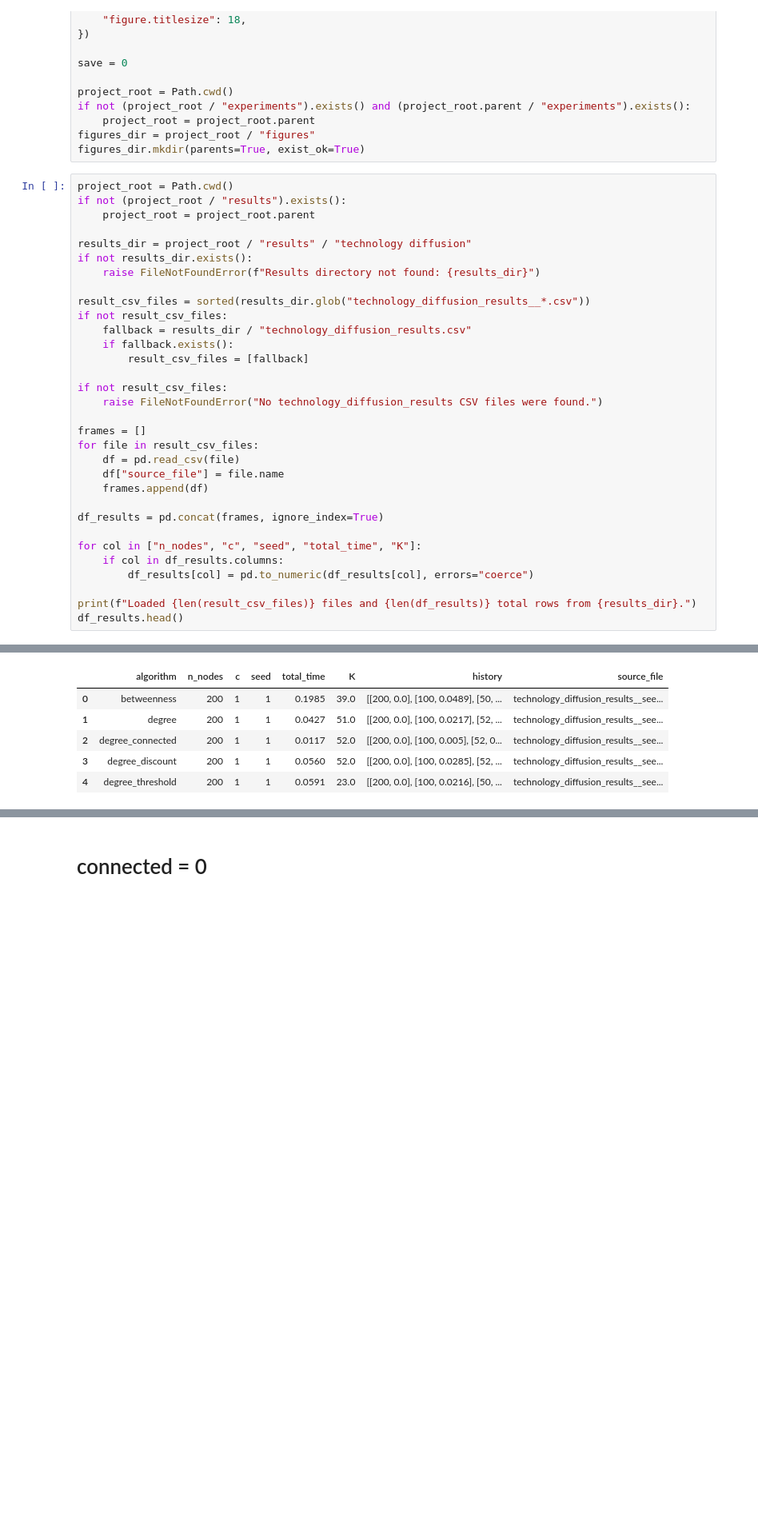
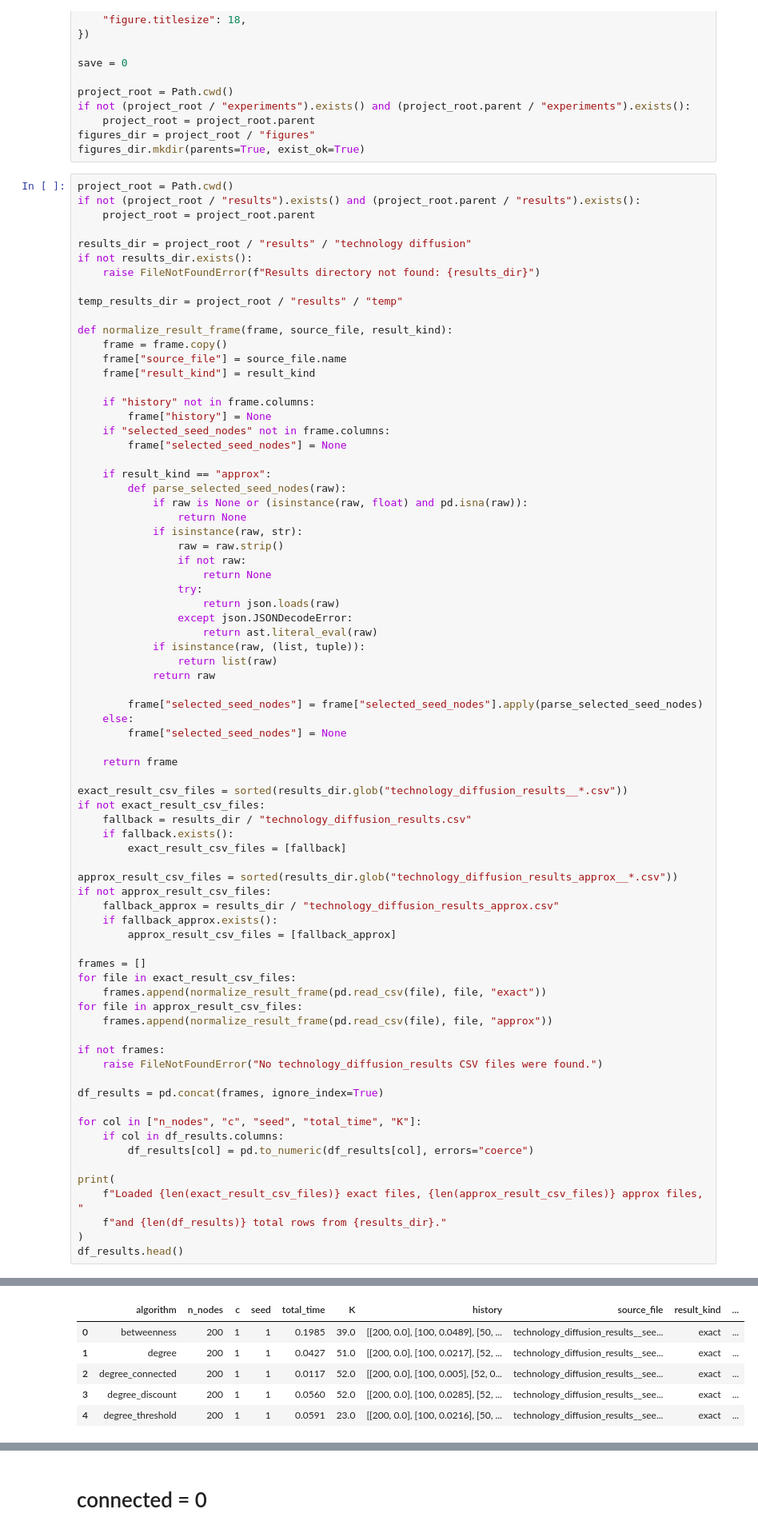
Before and after one commit to Berga53/Technology-Diffusion, a Jupyter notebook: notebooks/results.ipynb, the cells around one changed output, grey strips where cells are left out. Shown at 80% size. Cells and saved outputs as stored; diff of their text form; blank space fills up the shorter version.

```diff
--- a/notebooks/results.ipynb
+++ b/notebooks/results.ipynb
@@ -24,27 +24,67 @@ figures_dir = project_root / "figures"
 figures_dir.mkdir(parents=True, exist_ok=True)
 # %%
 project_root = Path.cwd()
-if not (project_root / "results").exists():
+if not (project_root / "results").exists() and (project_root.parent / "results").exists():
     project_root = project_root.parent
 
 results_dir = project_root / "results" / "technology diffusion"
 if not results_dir.exists():
     raise FileNotFoundError(f"Results directory not found: {results_dir}")
 
-result_csv_files = sorted(results_dir.glob("technology_diffusion_results__*.csv"))
-if not result_csv_files:
+temp_results_dir = project_root / "results" / "temp"
+
+def normalize_result_frame(frame, source_file, result_kind):
+    frame = frame.copy()
+    frame["source_file"] = source_file.name
+    frame["result_kind"] = result_kind
+
+    if "history" not in frame.columns:
+        frame["history"] = None
+    if "selected_seed_nodes" not in frame.columns:
+        frame["selected_seed_nodes"] = None
+
+    if result_kind == "approx":
+        def parse_selected_seed_nodes(raw):
+            if raw is None or (isinstance(raw, float) and pd.isna(raw)):
+                return None
+            if isinstance(raw, str):
+                raw = raw.strip()
+                if not raw:
+                    return None
+                try:
+                    return json.loads(raw)
+                except json.JSONDecodeError:
+                    return ast.literal_eval(raw)
+            if isinstance(raw, (list, tuple)):
+                return list(raw)
+            return raw
+
+        frame["selected_seed_nodes"] = frame["selected_seed_nodes"].apply(parse_selected_seed_nodes)
+    else:
+        frame["selected_seed_nodes"] = None
+
+    return frame
+
+exact_result_csv_files = sorted(results_dir.glob("technology_diffusion_results__*.csv"))
+if not exact_result_csv_files:
     fallback = results_dir / "technology_diffusion_results.csv"
     if fallback.exists():
-        result_csv_files = [fallback]
+        exact_result_csv_files = [fallback]
 
-if not result_csv_files:
-    raise FileNotFoundError("No technology_diffusion_results CSV files were found.")
+approx_result_csv_files = sorted(results_dir.glob("technology_diffusion_results_approx__*.csv"))
+if not approx_result_csv_files:
+    fallback_approx = results_dir / "technology_diffusion_results_approx.csv"
+    if fallback_approx.exists():
+        approx_result_csv_files = [fallback_approx]
 
 frames = []
-for file in result_csv_files:
-    df = pd.read_csv(file)
-    df["source_file"] = file.name
-    frames.append(df)
+for file in exact_result_csv_files:
+    frames.append(normalize_result_frame(pd.read_csv(file), file, "exact"))
+for file in approx_result_csv_files:
+    frames.append(normalize_result_frame(pd.read_csv(file), file, "approx"))
+
+if not frames:
+    raise FileNotFoundError("No technology_diffusion_results CSV files were found.")
 
 df_results = pd.concat(frames, ignore_index=True)
 
@@ -52,6 +92,9 @@ for col in ["n_nodes", "c", "seed", "total_time", "K"]:
     if col in df_results.columns:
         df_results[col] = pd.to_numeric(df_results[col], errors="coerce")
 
-print(f"Loaded {len(result_csv_files)} files and {len(df_results)} total rows from {results_dir}.")
+print(
+    f"Loaded {len(exact_result_csv_files)} exact files, {len(approx_result_csv_files)} approx files, "
+    f"and {len(df_results)} total rows from {results_dir}."
+)
 df_results.head()
 # %% [output]
@@ -59,6 +102,6 @@ Loaded 3 files and 480 total rows from /Users/matteobergamaschi/Desktop/td_git/r
-|  | algorithm | n_nodes | c | seed | total_time | K | history | source_file |
-| 0 | betweenness | 200 | 1 | 1 | 0.1985 | 39.0 | [[200, 0.0], [100, 0.0489], [50, ... | technology_diffusion_results__see... |
-| 1 | degree | 200 | 1 | 1 | 0.0427 | 51.0 | [[200, 0.0], [100, 0.0217], [52, ... | technology_diffusion_results__see... |
-| 2 | degree_connected | 200 | 1 | 1 | 0.0117 | 52.0 | [[200, 0.0], [100, 0.005], [52, 0... | technology_diffusion_results__see... |
-| 3 | degree_discount | 200 | 1 | 1 | 0.0560 | 52.0 | [[200, 0.0], [100, 0.0285], [52, ... | technology_diffusion_results__see... |
-| 4 | degree_threshold | 200 | 1 | 1 | 0.0591 | 23.0 | [[200, 0.0], [100, 0.0216], [50, ... | technology_diffusion_results__see... |
+|  | algorithm | n_nodes | c | seed | total_time | K | history | source_file | result_kind | ... |
+| 0 | betweenness | 200 | 1 | 1 | 0.1985 | 39.0 | [[200, 0.0], [100, 0.0489], [50, ... | technology_diffusion_results__see... | exact | ... |
+| 1 | degree | 200 | 1 | 1 | 0.0427 | 51.0 | [[200, 0.0], [100, 0.0217], [52, ... | technology_diffusion_results__see... | exact | ... |
+| 2 | degree_connected | 200 | 1 | 1 | 0.0117 | 52.0 | [[200, 0.0], [100, 0.005], [52, 0... | technology_diffusion_results__see... | exact | ... |
+| 3 | degree_discount | 200 | 1 | 1 | 0.0560 | 52.0 | [[200, 0.0], [100, 0.0285], [52, ... | technology_diffusion_results__see... | exact | ... |
+| 4 | degree_threshold | 200 | 1 | 1 | 0.0591 | 23.0 | [[200, 0.0], [100, 0.0216], [50, ... | technology_diffusion_results__see... | exact | ... |
```
Also changed, not shown: parts of 7 cells of this notebook, 3 other files.
